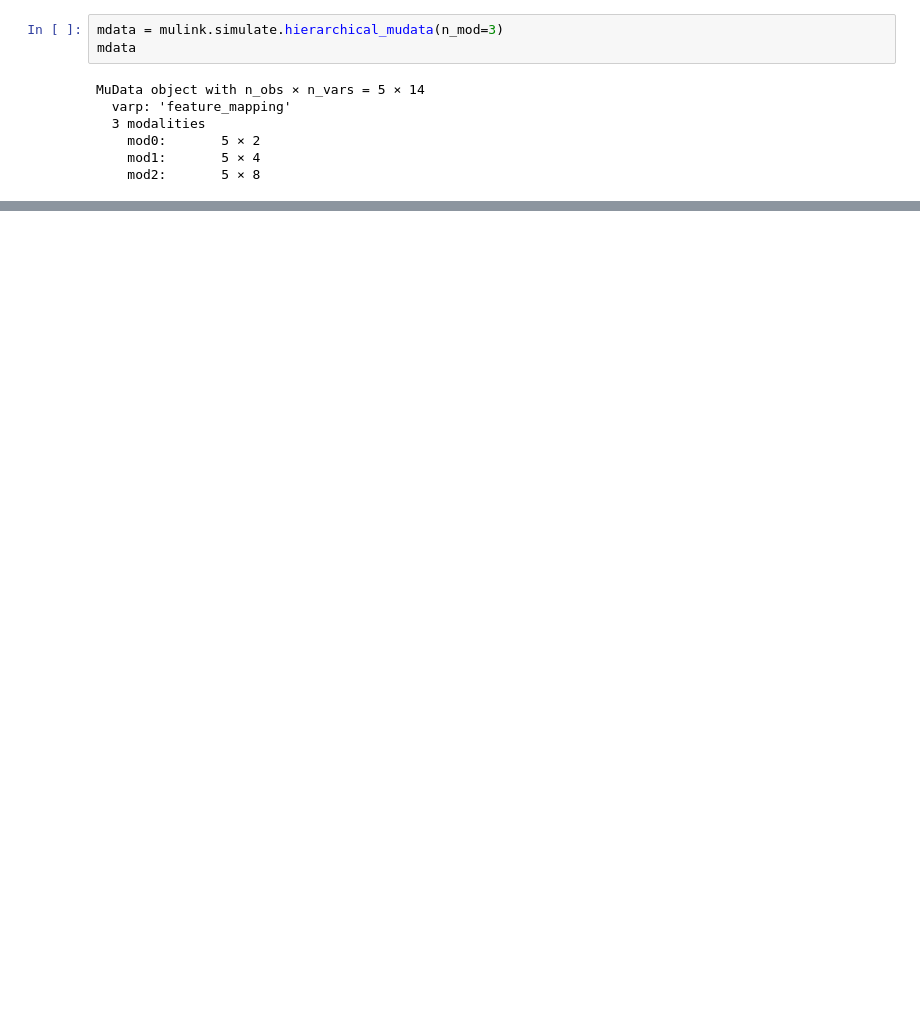
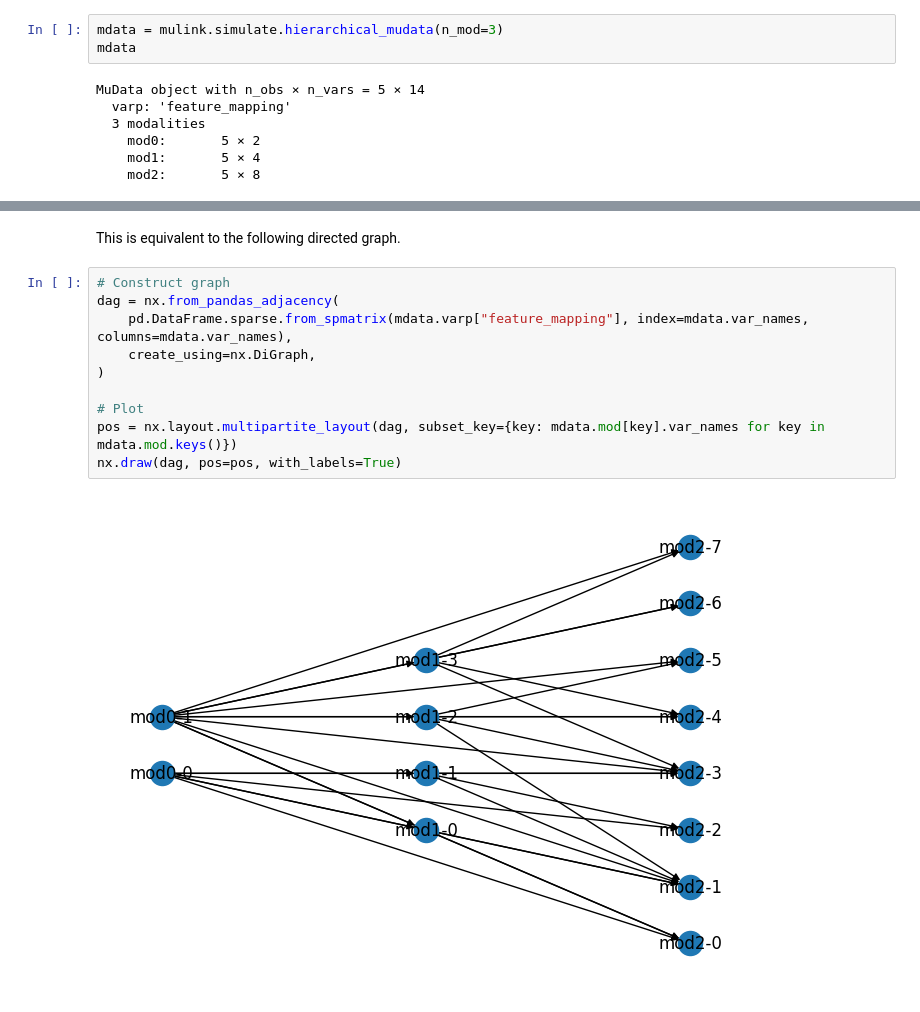
Before and after one commit to lucas-diedrich/mulink, a Jupyter notebook: docs/notebooks/example.ipynb, the cells around one changed output, grey strips where cells are left out. Cells and saved outputs as stored; diff of their text form; blank space fills up the shorter version.

```diff
--- a/docs/notebooks/example.ipynb
+++ b/docs/notebooks/example.ipynb
@@ -20,0 +47,14 @@ plt.imshow(mdata.varp["feature_mapping"].toarray())
+# %% [markdown]
+This is equivalent to the following directed graph.
+# %%
+# Construct graph
+dag = nx.from_pandas_adjacency(
+    pd.DataFrame.sparse.from_spmatrix(mdata.varp["feature_mapping"], index=mdata.var_names, columns=mdata.var_names),
+    create_using=nx.DiGraph,
+)
+
+# Plot
+pos = nx.layout.multipartite_layout(dag, subset_key={key: mdata.mod[key].var_names for key in mdata.mod.keys()})
+nx.draw(dag, pos=pos, with_labels=True)
+# %% [output]
+[figure, added]
```
Also changed, not shown: parts of 15 cells of this notebook.
